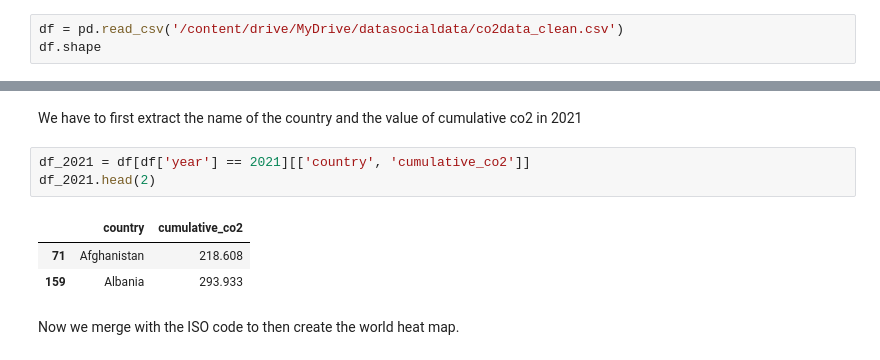
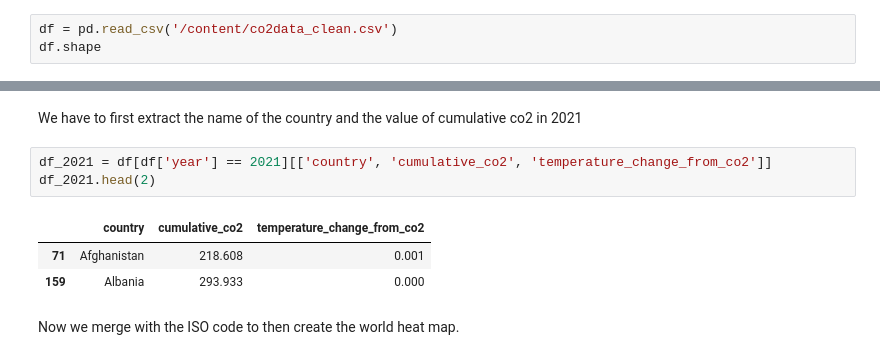
Before and after one commit to magolimbo/Social_data_analysis_and_visualisation, a Jupyter notebook: project/main.ipynb, the cells around one changed output, grey strips where cells are left out. Saved outputs shown, nothing was run; the diff lists cells and outputs as text.

```diff
--- a/project/main.ipynb
+++ b/project/main.ipynb
@@ -296,7 +313,7 @@ In the next section we will explore in depth de data
 2. If relevant, talk about your machine-learning.
 > For this project, the focus has been shifted towards data analysis and phenomena understanding, rather than predictions of trends, therefore we will not include machine learning models within this project.
 # %%
-df = pd.read_csv('/content/drive/MyDrive/datasocialdata/co2data_clean.csv')
+df = pd.read_csv('/content/co2data_clean.csv')
 df.shape
 # %% [output]
 (16823, 36)
@@ -508,12 +543,12 @@ df_iso.drop(columns=['French short name', 'Alpha-2 code', 'Numeric'], inplace=Tr
 # %% [markdown]
 We have to first extract the name of the country and the value of cumulative co2 in 2021
 # %%
-df_2021 = df[df['year'] == 2021][['country', 'cumulative_co2']]
+df_2021 = df[df['year'] == 2021][['country', 'cumulative_co2', 'temperature_change_from_co2']]
 df_2021.head(2)
 # %% [output]
-|  | country | cumulative_co2 |
-| 71 | Afghanistan | 218.608 |
-| 159 | Albania | 293.933 |
+|  | country | cumulative_co2 | temperature_change_from_co2 |
+| 71 | Afghanistan | 218.608 | 0.001 |
+| 159 | Albania | 293.933 | 0.000 |
 # %% [markdown]
 Now we merge with the ISO code to then create the world heat map.
 # %%
```
Also changed, not shown: parts of 27 cells of this notebook, 2 other files.
